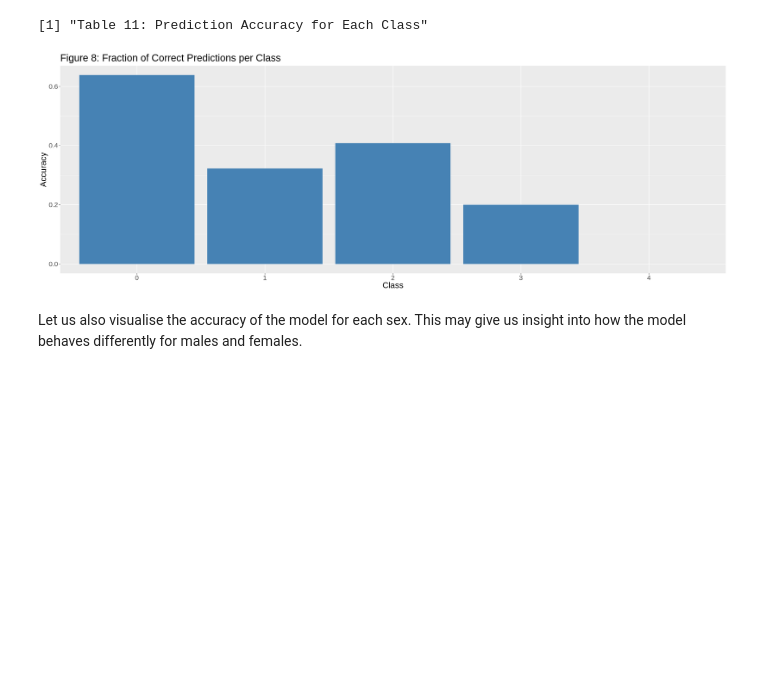
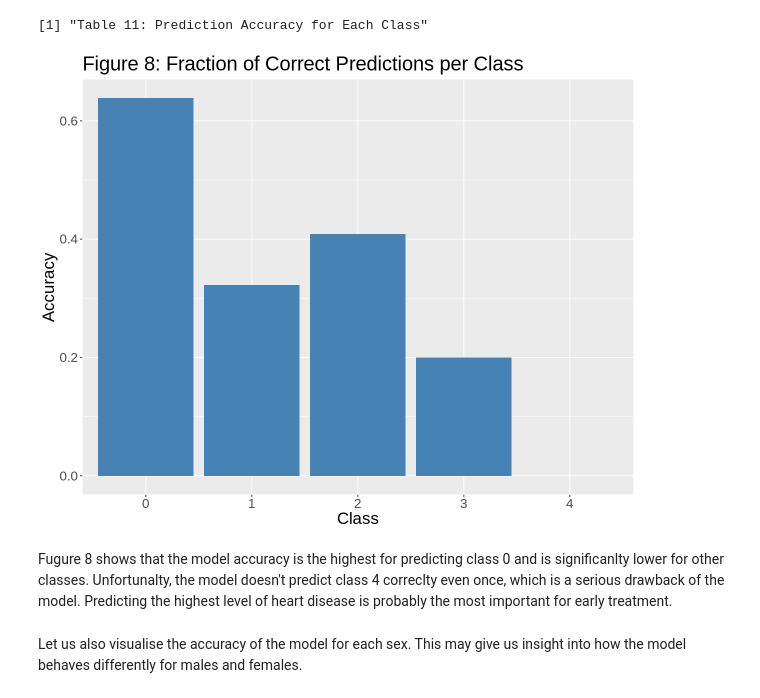
Before and after one commit to sachit-sharma/dsci-100-group-project-group53, a Jupyter notebook: project_report.ipynb, the cells around one changed output. Drawn from its saved outputs; the diff is of its cells as text; code cells hidden in the pictures; blank space fills up the shorter version.

```diff
--- a/project_report.ipynb
+++ b/project_report.ipynb
@@ -611,16 +613,18 @@ A tibble: 5 × 4
 | 4 | 7 | 0 | 0.0000000 |
 [1] "Table 11: Prediction Accuracy for Each Class"
 # %%
-options(repr.plot.width = 23, repr.plot.height = 8)
+options(repr.plot.width = 10, repr.plot.height = 8)
 accuracy_plot_classes <- ggplot(prediction_accuracy   , aes (x = class, y = accuracy)) +
                          geom_bar(stat = "identity", fill = "steelblue") +
                          labs(x = "Class", y = "Accuracy") +
                          ggtitle ("Figure 8: Fraction of Correct Predictions per Class") +
                          theme(text = element_text(size = 20))
 
 accuracy_plot_classes
 # %% [output]
-[figure, old version]
+[figure, new version]
+# %% [markdown]
+Fugure 8 shows that the model accuracy is the highest for predicting class 0 and is significanlty lower for other classes. Unfortunalty, the model doesn't predict class 4 correclty even once, which is a serious drawback of the model. Predicting the highest level of heart disease is probably the most important for early treatment.
 # %% [markdown]
 Let us also visualise the accuracy of the model for each sex. This may give us insight into how the model behaves differently for males and females.
 # %%
```
Also changed, not shown: parts of 8 cells of this notebook.
